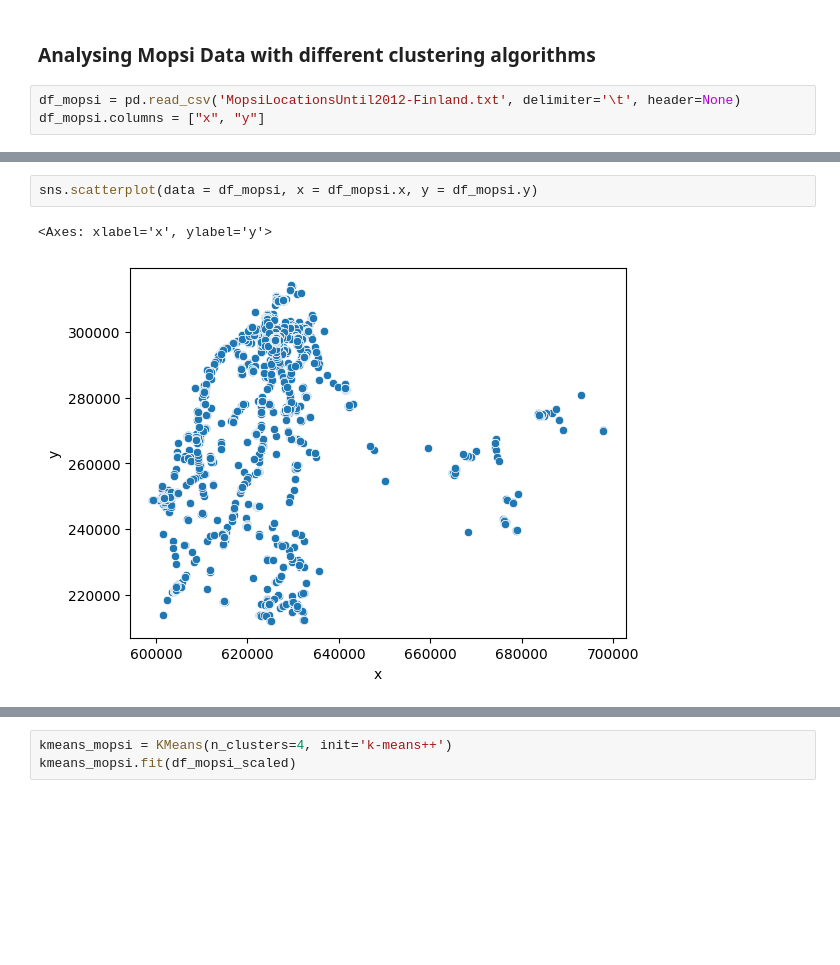
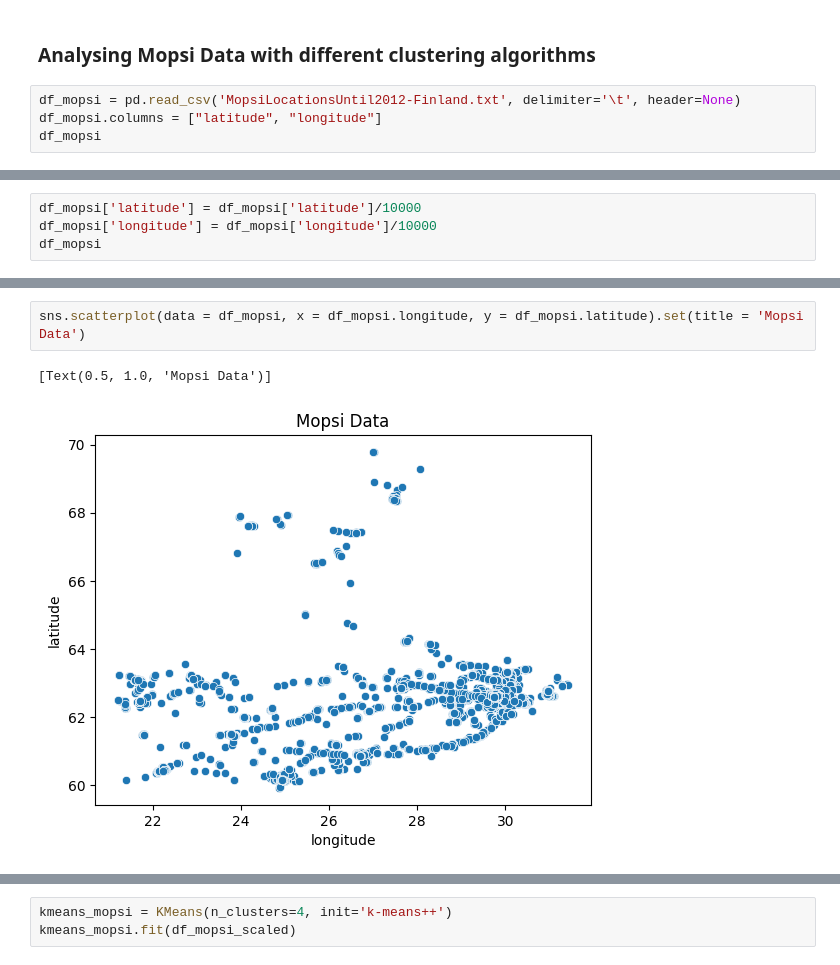
Before and after one commit to USFCA-CS663-Spring2024/kmeans-VishalDani1602, a Jupyter notebook: Assignment 2 - Clustering.ipynb, the cells around one changed output, grey strips where cells are left out. Saved outputs shown, nothing was run; the diff lists cells and outputs as text; blank space fills up the shorter version.

```diff
--- a/Assignment 2 - Clustering.ipynb
+++ b/Assignment 2 - Clustering.ipynb
@@ -328,4 +437,5 @@ I tried running Hierarchical clustering but it gave following error
 ### Analysing Mopsi Data with different clustering algorithms
 # %%
 df_mopsi = pd.read_csv('MopsiLocationsUntil2012-Finland.txt', delimiter='\t', header=None)
-df_mopsi.columns = ["x", "y"]
+df_mopsi.columns = ["latitude", "longitude"]
+df_mopsi
@@ -347,0 +458,4 @@ df_mopsi
+# %%
+df_mopsi['latitude'] = df_mopsi['latitude']/10000
+df_mopsi['longitude'] = df_mopsi['longitude']/10000
+df_mopsi
@@ -372,5 +510,5 @@ df_mopsi.describe()
 # %%
-sns.scatterplot(data = df_mopsi, x = df_mopsi.x, y = df_mopsi.y)
+sns.scatterplot(data = df_mopsi, x = df_mopsi.longitude, y = df_mopsi.latitude).set(title = 'Mopsi Data')
 # %% [output]
-<Axes: xlabel='x', ylabel='y'>
+[Text(0.5, 1.0, 'Mopsi Data')]
-[figure, old version]
+[figure, new version]
```
Also changed, not shown: parts of 71 cells of this notebook, 1 other file.
